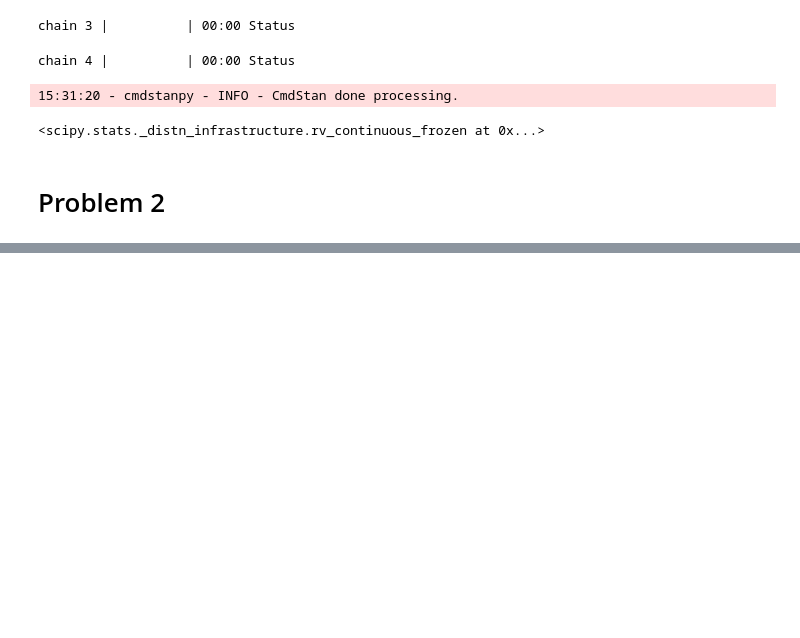
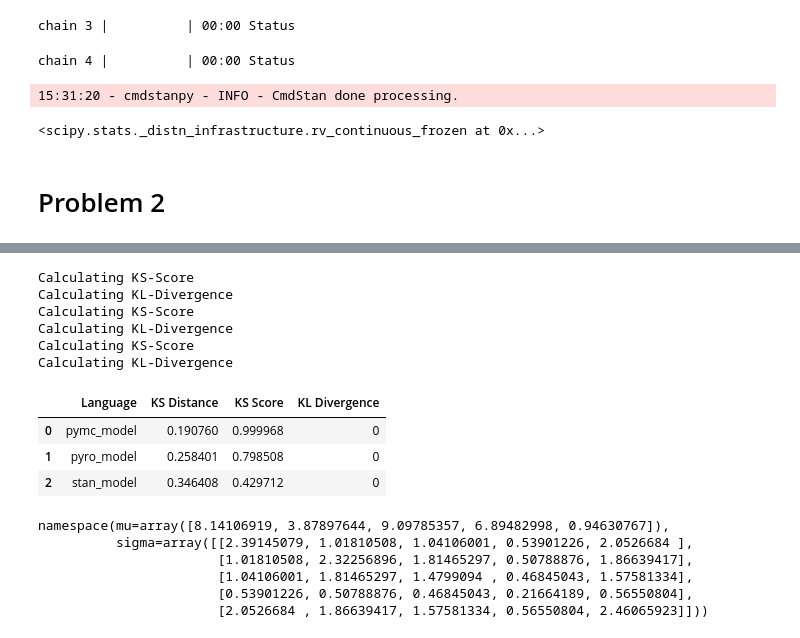
Before and after one commit to patrick-pagni/whats_your_bench, a Jupyter notebook: notebooks/scratch.ipynb, the cells around one changed output, grey strips where cells are left out. Saved outputs shown, nothing was run; the diff lists cells and outputs as text; code cells hidden in the pictures; blank space fills up the shorter version.

```diff
--- a/notebooks/scratch.ipynb
+++ b/notebooks/scratch.ipynb
@@ -868,0 +968,11 @@ p2.results
+# %%
+import os
+import sys
+module_path = os.path.abspath(os.path.join('..'))
+if module_path not in sys.path:
+    sys.path.append(module_path)
+
+from whats_your_bench.problem_set import Problem4
+from scipy import stats
+
+p4 = Problem4()
@@ -868,0 +998,25 @@ p2.results
+# %%
+p4.evaluate_models(stats.multivariate_normal)
+# %% [output]
+Calculating KS-Score
+Calculating KL-Divergence
+Calculating KS-Score
+Calculating KL-Divergence
+Calculating KS-Score
+Calculating KL-Divergence
+# %%
+p4.results
+# %% [output]
+|  | Language | KS Distance | KS Score | KL Divergence |
+| 0 | pymc_model | 0.190760 | 0.999968 | 0 |
+| 1 | pyro_model | 0.258401 | 0.798508 | 0 |
+| 2 | stan_model | 0.346408 | 0.429712 | 0 |
+# %%
+p4.conjugate_model.posterior_predictive_params
+# %% [output]
+namespace(mu=array([8.14106919, 3.87897644, 9.09785357, 6.89482998, 0.94630767]),
+          sigma=array([[2.39145079, 1.01810508, 1.04106001, 0.53901226, 2.0526684 ],
+                       [1.01810508, 2.32256896, 1.81465297, 0.50788876, 1.86639417],
+                       [1.04106001, 1.81465297, 1.4799094 , 0.46845043, 1.57581334],
+                       [0.53901226, 0.50788876, 0.46845043, 0.21664189, 0.56550804],
+                       [2.0526684 , 1.86639417, 1.57581334, 0.56550804, 2.46065923]]))
```
Also changed, not shown: parts of 19 cells of this notebook.
